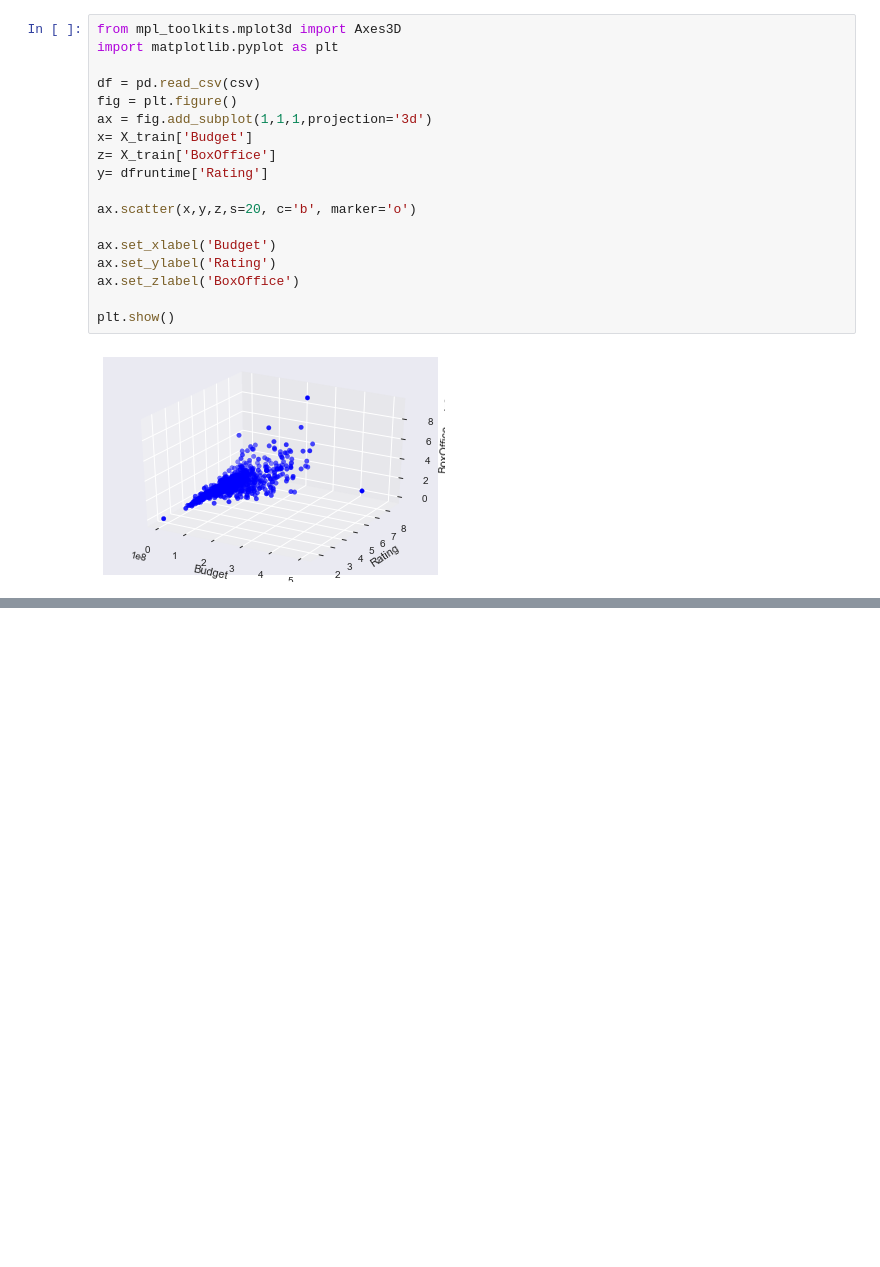
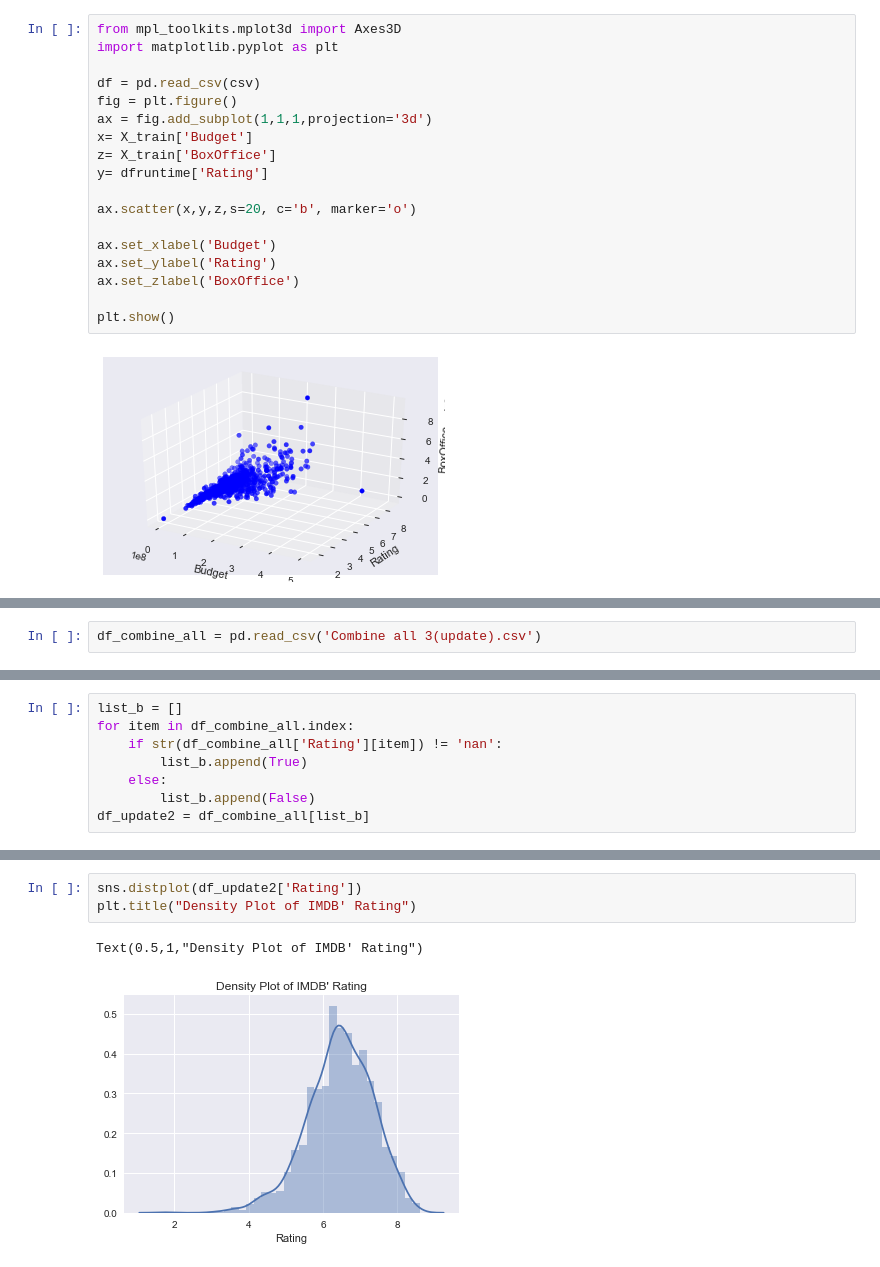
Before and after one commit to cicisongze/Movie_analysis_project, a Jupyter notebook: Data_Visualization.ipynb, the cells around one changed output, grey strips where cells are left out. Saved outputs shown, nothing was run; the diff lists cells and outputs as text; blank space fills up the shorter version.

```diff
--- a/Data_Visualization.ipynb
+++ b/Data_Visualization.ipynb
@@ -423,0 +426,2 @@ plt.show()
+# %%
+df_combine_all = pd.read_csv('Combine all 3(update).csv')
@@ -423,0 +452,8 @@ plt.show()
+# %%
+list_b = []
+for item in df_combine_all.index:
+    if str(df_combine_all['Rating'][item]) != 'nan':
+        list_b.append(True)
+    else:
+        list_b.append(False)
+df_update2 = df_combine_all[list_b]
@@ -423,0 +472,6 @@ plt.show()
+# %%
+sns.distplot(df_update2['Rating'])
+plt.title("Density Plot of IMDB' Rating")
+# %% [output]
+Text(0.5,1,"Density Plot of IMDB' Rating")
+[figure, added]
```
Also changed, not shown: parts of 7 cells of this notebook.
